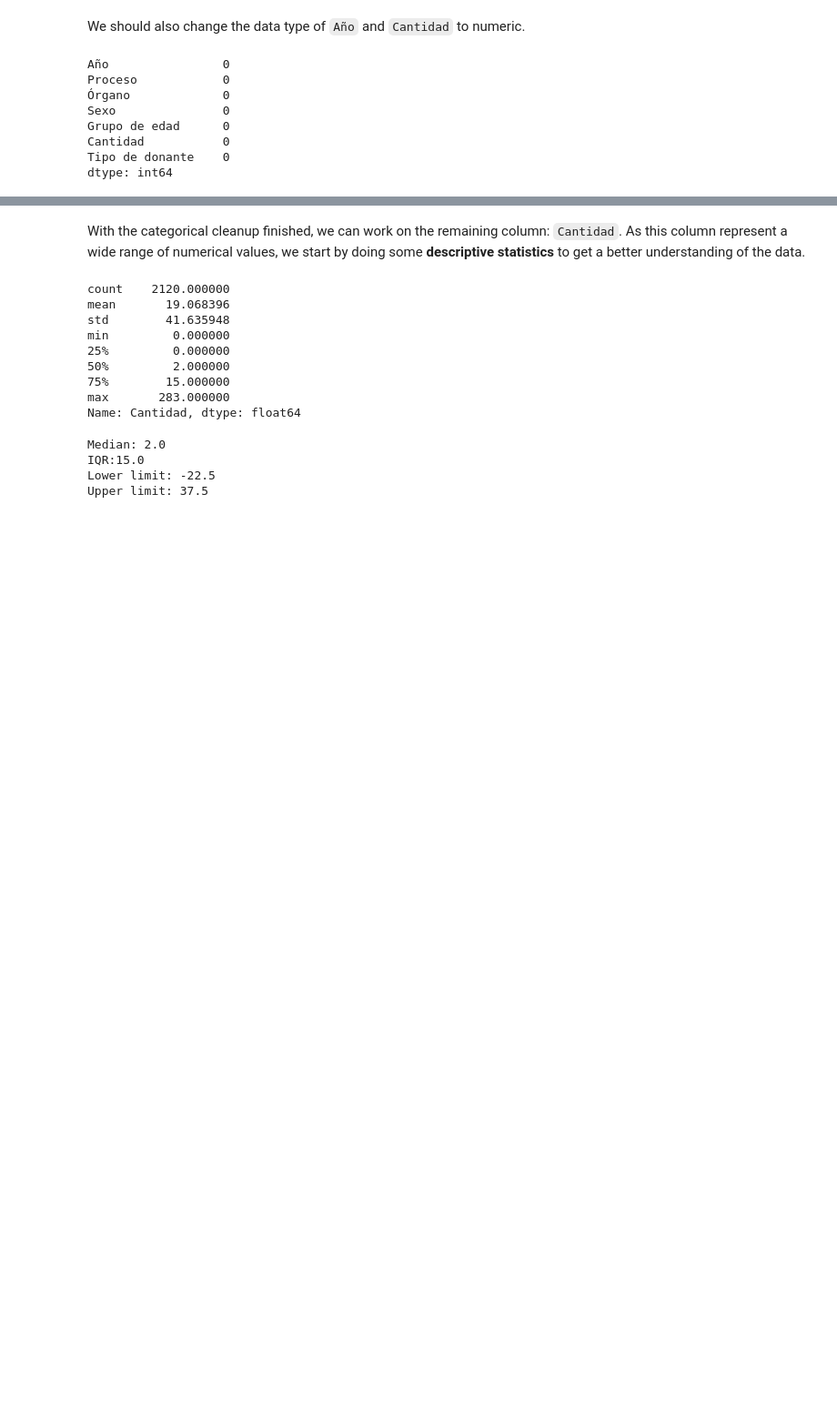
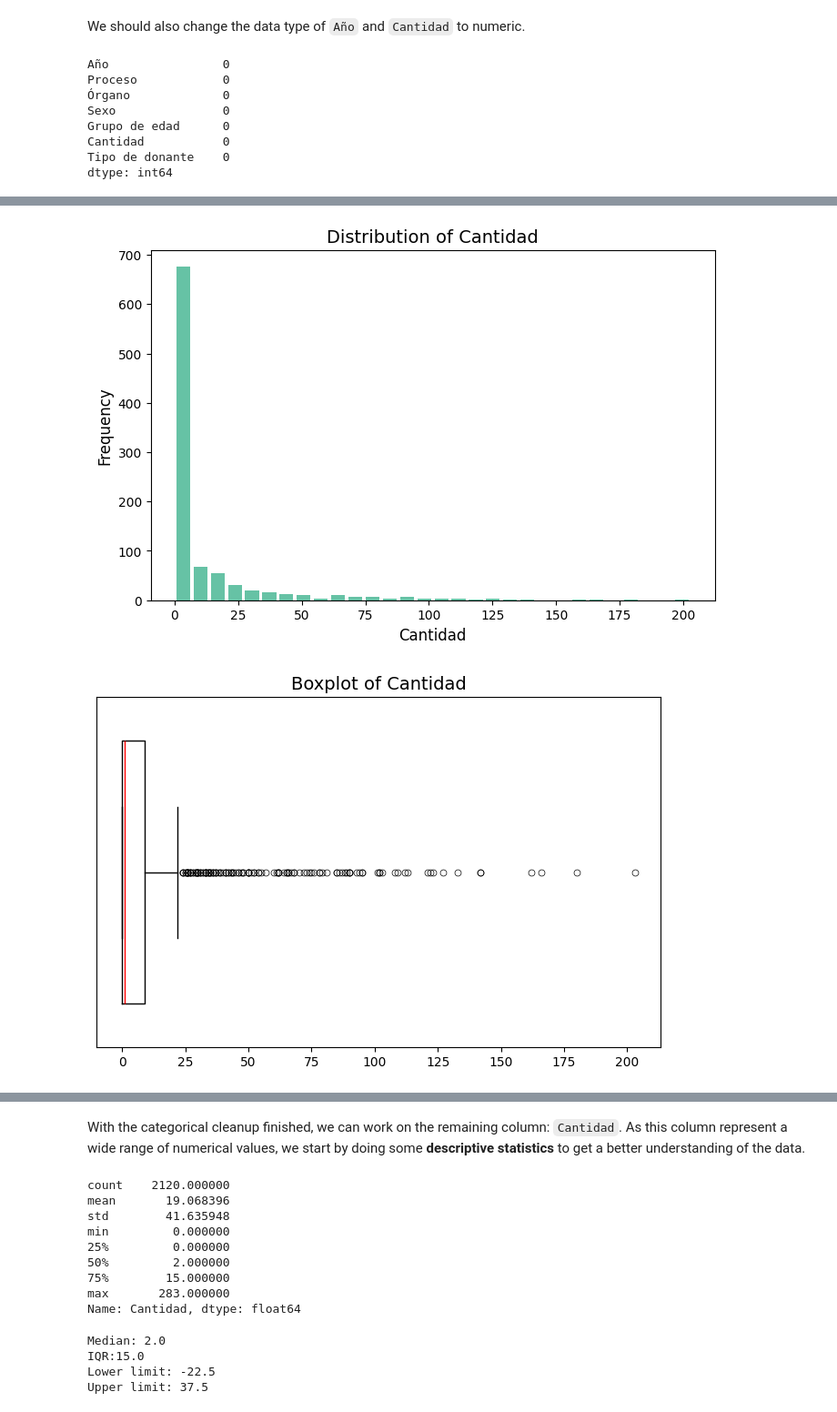
Before and after one commit to jalarconb/DataScience2024II, a Jupyter notebook: DSProject.ipynb, the cells around one changed output, grey strips where cells are left out. Shown at 91% size. Cells and saved outputs as stored; diff of their text form; code cells hidden in the pictures; blank space fills up the shorter version.

```diff
--- a/DSProject.ipynb
+++ b/DSProject.ipynb
@@ -190,0 +220,3 @@ dtype: int64
+# %%
+# Filter rows where the "Proceso" column is equal to "Trasplante"
+df_tr = df[df['Proceso'] == 'Trasplante']
@@ -190,0 +268,20 @@ dtype: int64
+# %%
+# Histogram: Cantidad
+plt.figure(figsize=(8, 5))
+plt.hist(df_tr['Cantidad'], bins=30, rwidth=0.8)
+plt.title('Distribution of Cantidad', fontsize=14)
+plt.xlabel('Cantidad', fontsize=12)
+plt.ylabel('Frequency', fontsize=12)
+plt.show()
+
+# Boxplot: Cantidad
+plt.figure(figsize=(8, 5))
+medianprops = dict(linestyle='-', color='red')
+flierprops = dict(marker='o', markersize=5, markeredgecolor='black', markeredgewidth=0.5)
+plt.boxplot(df_tr['Cantidad'], vert=False, medianprops=medianprops, flierprops=flierprops, widths=(0.75))
+plt.title('Boxplot of Cantidad', fontsize=14)
+plt.yticks([])  # Remove y-axis labels
+plt.show()
+# %% [output]
+[figure, added]
+[figure, added]
```
Also changed, not shown: parts of 17 cells of this notebook.
